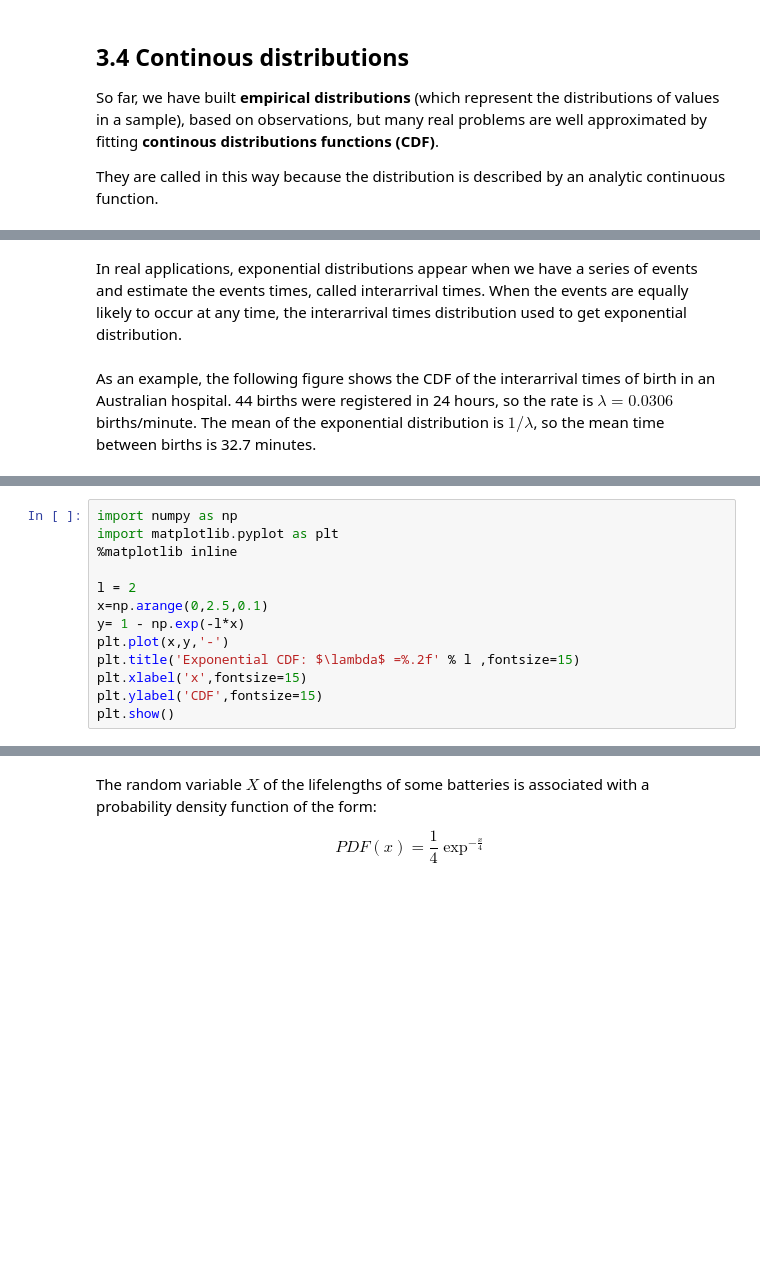
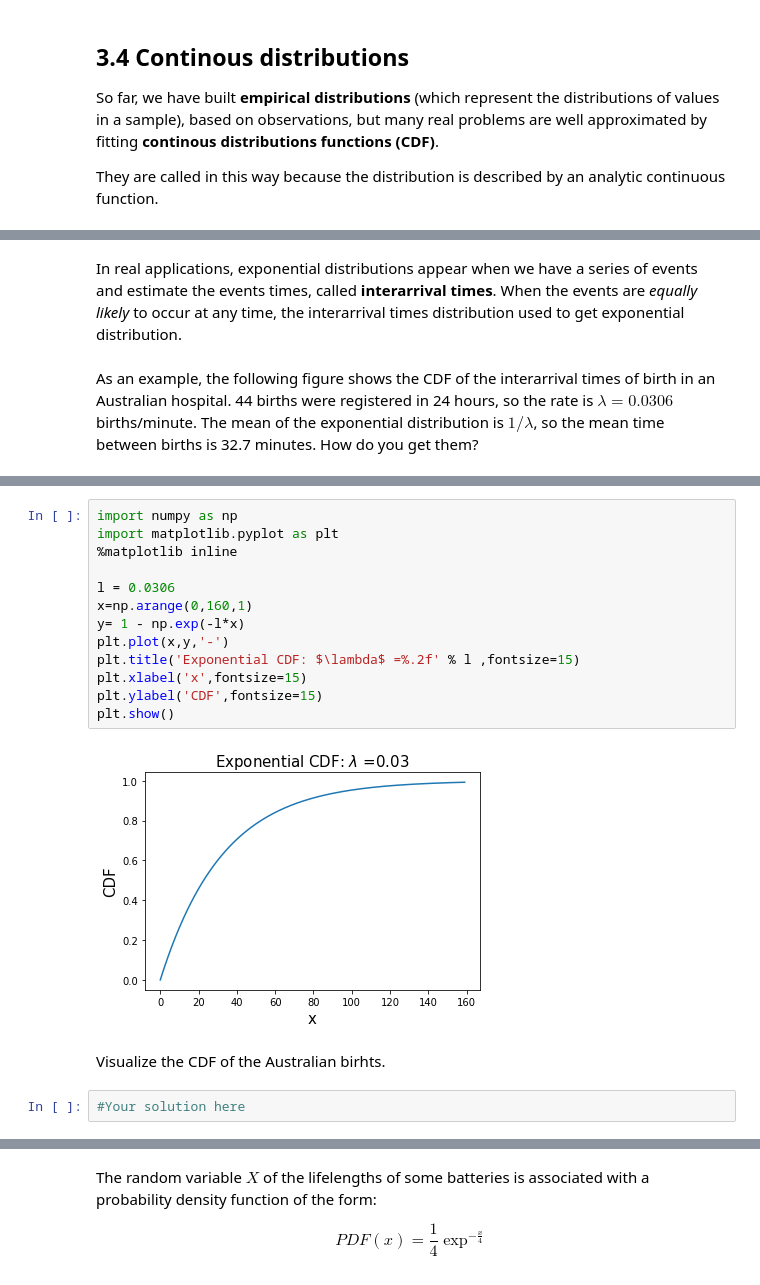
Before and after one commit to rogroc/Postgrau-Data-Science-UB, a Jupyter notebook: 6_ComputationalStatistics/6. Computational Statistics for Data Analysis IIpart.ipynb, the cells around one changed output, grey strips where cells are left out. Drawn from its saved outputs; the diff is of its cells as text; blank space fills up the shorter version.

```diff
--- a/6_ComputationalStatistics/6. Computational Statistics for Data Analysis IIpart.ipynb
+++ b/6_ComputationalStatistics/6. Computational Statistics for Data Analysis IIpart.ipynb
@@ -191,19 +274,25 @@ The parameter $\lambda$ determines the shape of the distribution, the mean of th
 # %% [markdown]
-In real applications, exponential distributions appear when we have a series of events and estimate the events times, called interarrival times. When the events are equally likely to occur at any time, the interarrival times distribution used to get exponential distribution.
+In real applications, exponential distributions appear when we have a series of events and estimate the events times, called **interarrival times**. When the events are *equally likely* to occur at any time, the interarrival times distribution used to get exponential distribution.
 # %% [markdown]
-As an example, the following figure shows the CDF of the interarrival times of birth in an Australian hospital. 44 births were registered in 24 hours, so the rate is $\lambda=0.0306$ births/minute. The mean of the exponential distribution is $1/\lambda$, so the mean time between births is 32.7 minutes.
+As an example, the following figure shows the CDF of the interarrival times of birth in an Australian hospital. 44 births were registered in 24 hours, so the rate is $\lambda=0.0306$ births/minute. The mean of the exponential distribution is $1/\lambda$, so the mean time between births is 32.7 minutes. How do you get them?
 # %% [markdown]
 <center><img src='images/interarrivaltimes.png'></center>
 # %%
 import numpy as np
 import matplotlib.pyplot as plt
 %matplotlib inline
 
-l = 2
-x=np.arange(0,2.5,0.1)
+l = 0.0306
+x=np.arange(0,160,1)
 y= 1 - np.exp(-l*x)
 plt.plot(x,y,'-')
 plt.title('Exponential CDF: $\lambda$ =%.2f' % l ,fontsize=15)
 plt.xlabel('x',fontsize=15)
 plt.ylabel('CDF',fontsize=15)
 plt.show()
+# %% [output]
+[figure, added]
+# %% [markdown]
+Visualize the CDF of the Australian birhts.
+# %%
+#Your solution here
```
Also changed, not shown: parts of 43 cells of this notebook, 1 other file.
